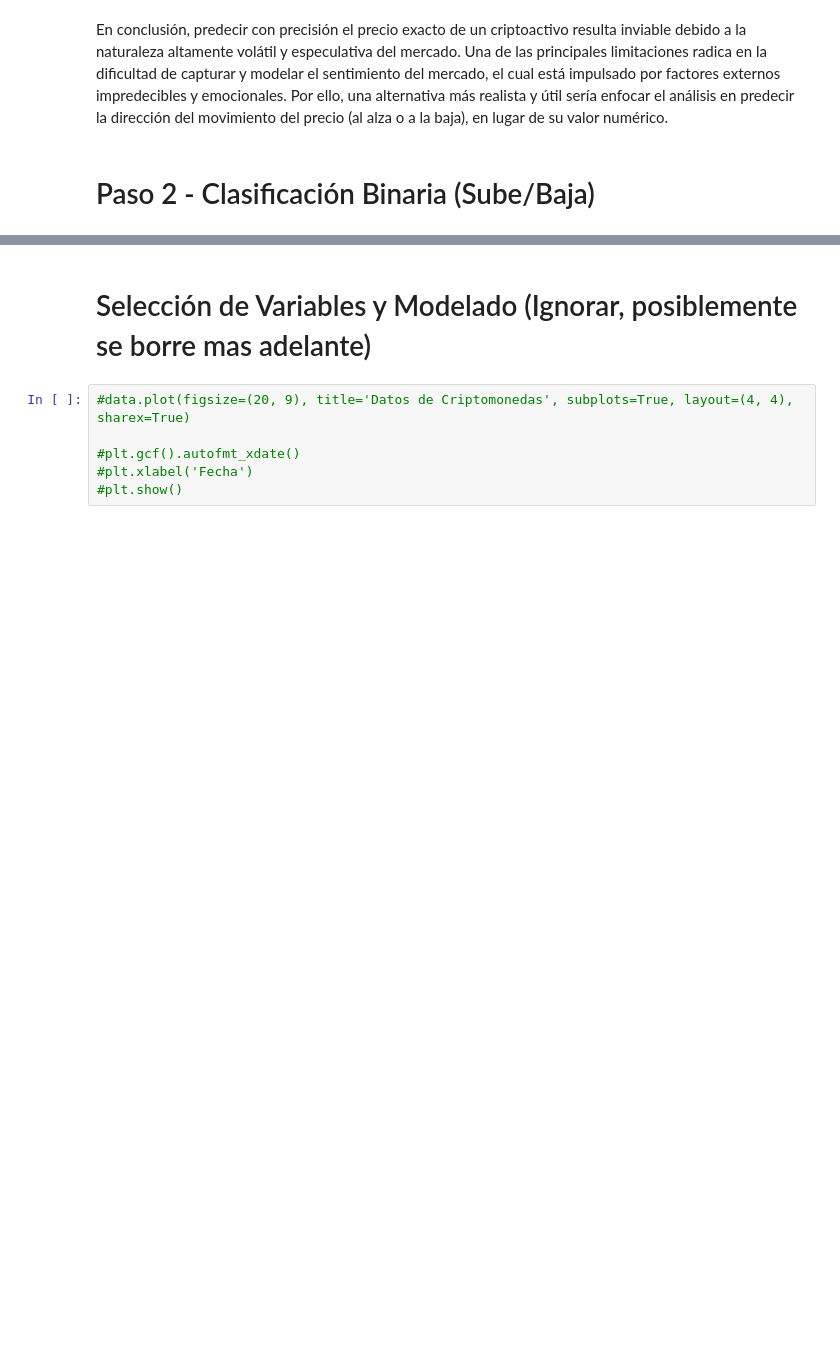
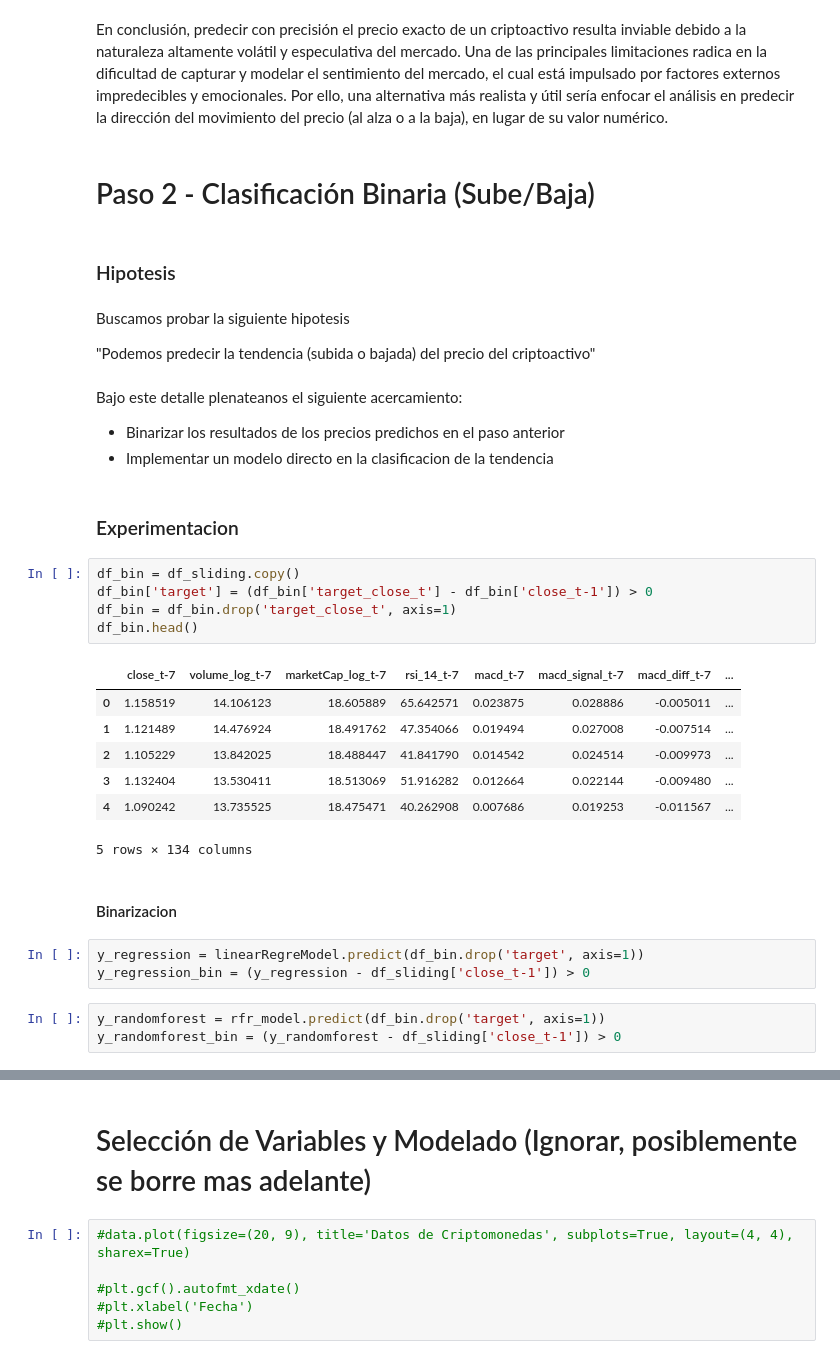
Before and after one commit to KarimS21/TP-TF-Machine-Learning, a Jupyter notebook: TP_MachineLearning_Modelos.ipynb, the cells around one changed output, grey strips where cells are left out. Drawn from its saved outputs; the diff is of its cells as text; blank space fills up the shorter version.

```diff
--- a/TP_MachineLearning_Modelos.ipynb
+++ b/TP_MachineLearning_Modelos.ipynb
@@ -619,3 +619,38 @@ plt.show()
 En conclusión, predecir con precisión el precio exacto de un criptoactivo resulta inviable debido a la naturaleza altamente volátil y especulativa del mercado. Una de las principales limitaciones radica en la dificultad de capturar y modelar el sentimiento del mercado, el cual está impulsado por factores externos impredecibles y emocionales. Por ello, una alternativa más realista y útil sería enfocar el análisis en predecir la dirección del movimiento del precio (al alza o a la baja), en lugar de su valor numérico.
 # %% [markdown]
 # Paso 2 - Clasificación Binaria (Sube/Baja)
+# %% [markdown]
+### Hipotesis
+# %% [markdown]
+Buscamos probar la siguiente hipotesis
+
+"Podemos predecir la tendencia (subida o bajada) del precio del criptoactivo"
+# %% [markdown]
+Bajo este detalle plenateanos el siguiente acercamiento:
+
+
+*   Binarizar los resultados de los precios predichos en el paso anterior
+*   Implementar un modelo directo en la clasificacion de la tendencia
+# %% [markdown]
+### Experimentacion
+# %%
+df_bin = df_sliding.copy()
+df_bin['target'] = (df_bin['target_close_t'] - df_bin['close_t-1']) > 0
+df_bin = df_bin.drop('target_close_t', axis=1)
+df_bin.head()
+# %% [output]
+|  | close_t-7 | volume_log_t-7 | marketCap_log_t-7 | rsi_14_t-7 | macd_t-7 | macd_signal_t-7 | macd_diff_t-7 | ... |
+| 0 | 1.158519 | 14.106123 | 18.605889 | 65.642571 | 0.023875 | 0.028886 | -0.005011 | ... |
+| 1 | 1.121489 | 14.476924 | 18.491762 | 47.354066 | 0.019494 | 0.027008 | -0.007514 | ... |
+| 2 | 1.105229 | 13.842025 | 18.488447 | 41.841790 | 0.014542 | 0.024514 | -0.009973 | ... |
+| 3 | 1.132404 | 13.530411 | 18.513069 | 51.916282 | 0.012664 | 0.022144 | -0.009480 | ... |
+| 4 | 1.090242 | 13.735525 | 18.475471 | 40.262908 | 0.007686 | 0.019253 | -0.011567 | ... |
+5 rows × 134 columns
+# %% [markdown]
+#### Binarizacion
+# %%
+y_regression = linearRegreModel.predict(df_bin.drop('target', axis=1))
+y_regression_bin = (y_regression - df_sliding['close_t-1']) > 0
+# %%
+y_randomforest = rfr_model.predict(df_bin.drop('target', axis=1))
+y_randomforest_bin = (y_randomforest - df_sliding['close_t-1']) > 0
```
Also changed, not shown: parts of 7 cells of this notebook.
